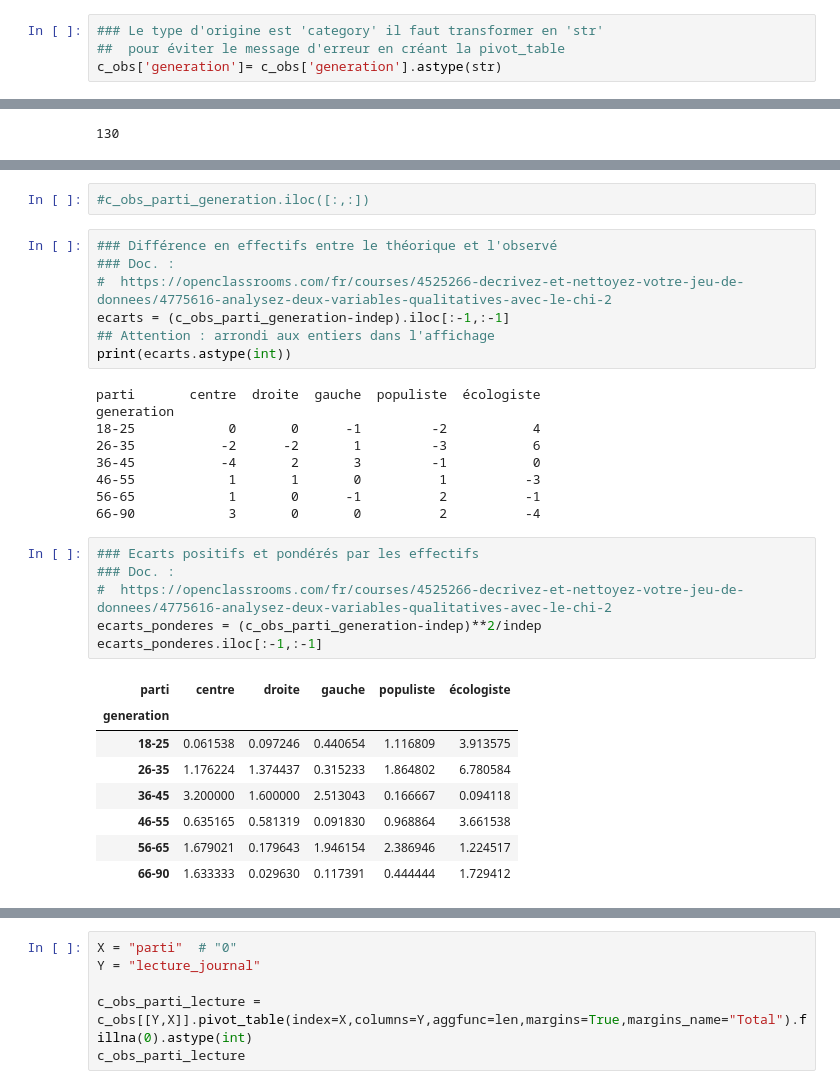
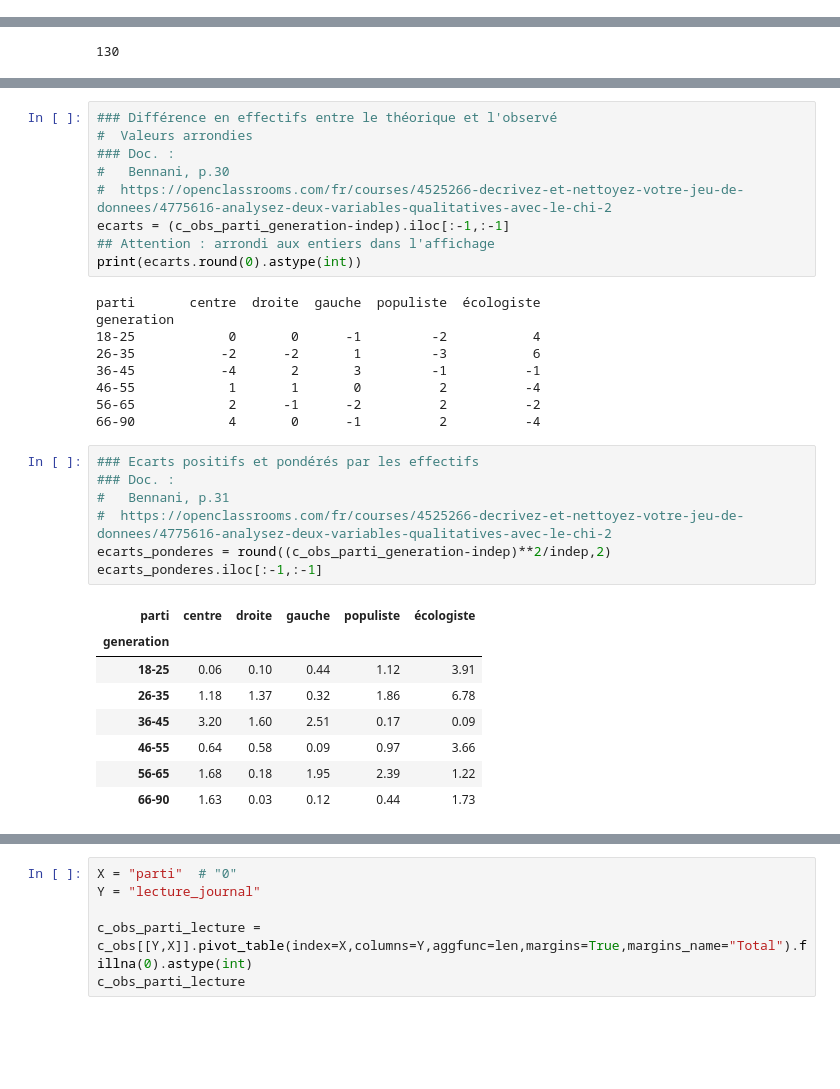
Before and after one commit to Sciences-historiques-numeriques/histoire_numerique_methodes, a Jupyter notebook: statistiques_descriptives/analyse_bivariee.ipynb, the cells around one changed output, grey strips where cells are left out. Drawn from its saved outputs; the diff is of its cells as text; blank space fills up the shorter version.

```diff
--- a/statistiques_descriptives/analyse_bivariee.ipynb
+++ b/statistiques_descriptives/analyse_bivariee.ipynb
@@ -640,9 +670,5 @@ c_obs.head()
 # %% [markdown]
 ### Tableau de contingence
-# %%
-### Le type d'origine est 'category' il faut transformer en 'str'
-##  pour éviter le message d'erreur en créant la pivot_table
-c_obs['generation']= c_obs['generation'].astype(str)
 # %%
 ### La fonction pivot_table produit un tableau de contingence
 ## Au centre du tableau se trouvent les effectifs conjoints,
@@ -822,34 +860,35 @@ generation
 Total           25      18      23         30          34    130
-# %%
-#c_obs_parti_generation.iloc([:,:])
 # %%
 ### Différence en effectifs entre le théorique et l'observé
+#  Valeurs arrondies
 ### Doc. :
+#   Bennani, p.30
 #  https://openclassrooms.com/fr/courses/4525266-decrivez-et-nettoyez-votre-jeu-de-donnees/4775616-analysez-deux-variables-qualitatives-avec-le-chi-2
 ecarts = (c_obs_parti_generation-indep).iloc[:-1,:-1]
 ## Attention : arrondi aux entiers dans l'affichage
-print(ecarts.astype(int))
+print(ecarts.round(0).astype(int))
 # %% [output]
 parti       centre  droite  gauche  populiste  écologiste
 generation
 18-25            0       0      -1         -2           4
 26-35           -2      -2       1         -3           6
-36-45           -4       2       3         -1           0
-46-55            1       1       0          1          -3
-56-65            1       0      -1          2          -1
-66-90            3       0       0          2          -4
+36-45           -4       2       3         -1          -1
+46-55            1       1       0          2          -4
+56-65            2      -1      -2          2          -2
+66-90            4       0      -1          2          -4
 # %%
 ### Ecarts positifs et pondérés par les effectifs
 ### Doc. :
+#   Bennani, p.31
 #  https://openclassrooms.com/fr/courses/4525266-decrivez-et-nettoyez-votre-jeu-de-donnees/4775616-analysez-deux-variables-qualitatives-avec-le-chi-2
-ecarts_ponderes = (c_obs_parti_generation-indep)**2/indep
+ecarts_ponderes = round((c_obs_parti_generation-indep)**2/indep,2)
 ecarts_ponderes.iloc[:-1,:-1]
 # %% [output]
 | parti | centre | droite | gauche | populiste | écologiste |
 | generation |  |  |  |  |  |
-| 18-25 | 0.061538 | 0.097246 | 0.440654 | 1.116809 | 3.913575 |
-| 26-35 | 1.176224 | 1.374437 | 0.315233 | 1.864802 | 6.780584 |
-| 36-45 | 3.200000 | 1.600000 | 2.513043 | 0.166667 | 0.094118 |
-| 46-55 | 0.635165 | 0.581319 | 0.091830 | 0.968864 | 3.661538 |
-| 56-65 | 1.679021 | 0.179643 | 1.946154 | 2.386946 | 1.224517 |
-| 66-90 | 1.633333 | 0.029630 | 0.117391 | 0.444444 | 1.729412 |
+| 18-25 | 0.06 | 0.10 | 0.44 | 1.12 | 3.91 |
+| 26-35 | 1.18 | 1.37 | 0.32 | 1.86 | 6.78 |
+| 36-45 | 3.20 | 1.60 | 2.51 | 0.17 | 0.09 |
+| 46-55 | 0.64 | 0.58 | 0.09 | 0.97 | 3.66 |
+| 56-65 | 1.68 | 0.18 | 1.95 | 2.39 | 1.22 |
+| 66-90 | 1.63 | 0.03 | 0.12 | 0.44 | 1.73 |
```
Also changed, not shown: parts of 31 cells of this notebook.
